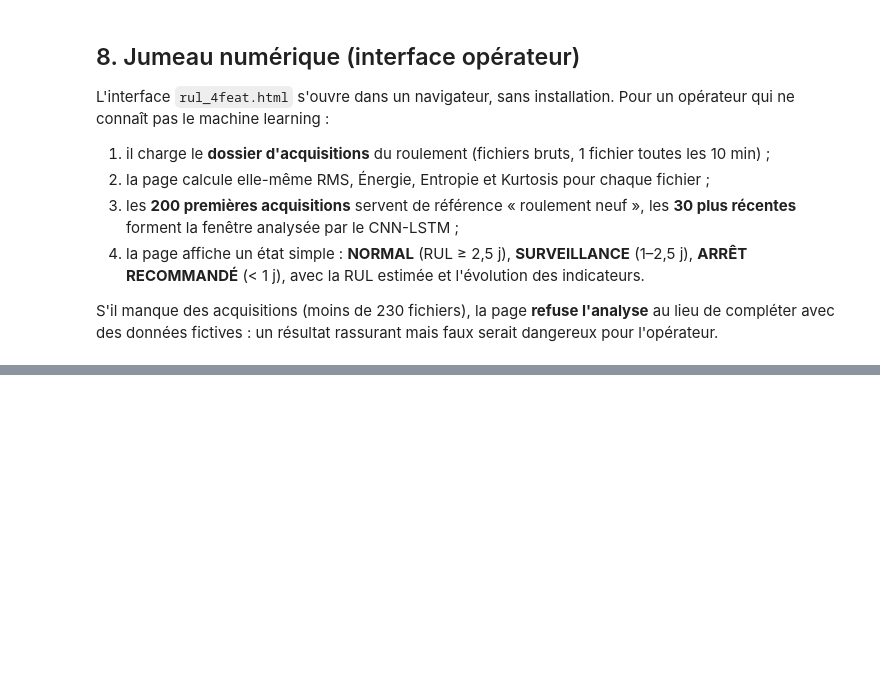
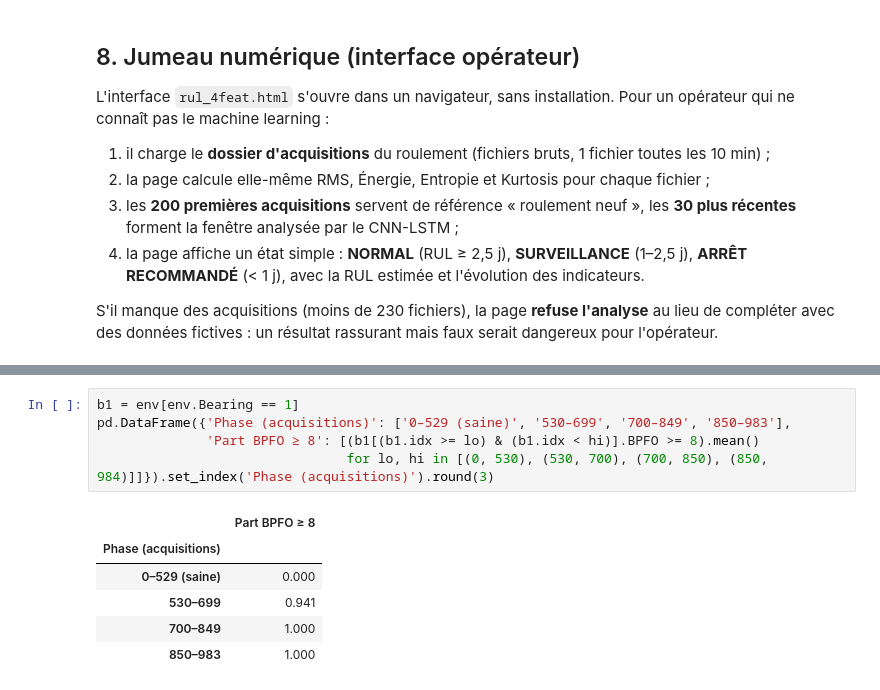
Before and after one commit to cdjarabe07/pfa-maintenance-predictive-roulements, a Jupyter notebook: IMS_Bearing_Analysis_corrige.ipynb, the cells around one changed output, grey strips where cells are left out. Drawn from its saved outputs; the diff is of its cells as text; blank space fills up the shorter version.

```diff
--- a/IMS_Bearing_Analysis_corrige.ipynb
+++ b/IMS_Bearing_Analysis_corrige.ipynb
@@ -845,0 +947,12 @@ avec des données fictives : un résultat rassurant mais faux serait dangereux p
+# %%
+b1 = env[env.Bearing == 1]
+pd.DataFrame({'Phase (acquisitions)': ['0–529 (saine)', '530–699', '700–849', '850–983'],
+              'Part BPFO ≥ 8': [(b1[(b1.idx >= lo) & (b1.idx < hi)].BPFO >= 8).mean()
+                                for lo, hi in [(0, 530), (530, 700), (700, 850), (850, 984)]]}).set_index('Phase (acquisitions)').round(3)
+# %% [output]
+|  | Part BPFO ≥ 8 |
+| Phase (acquisitions) |  |
+| 0–529 (saine) | 0.000 |
+| 530–699 | 0.941 |
+| 700–849 | 1.000 |
+| 850–983 | 1.000 |
```
Also changed, not shown: parts of 12 cells of this notebook, 10 other files.
